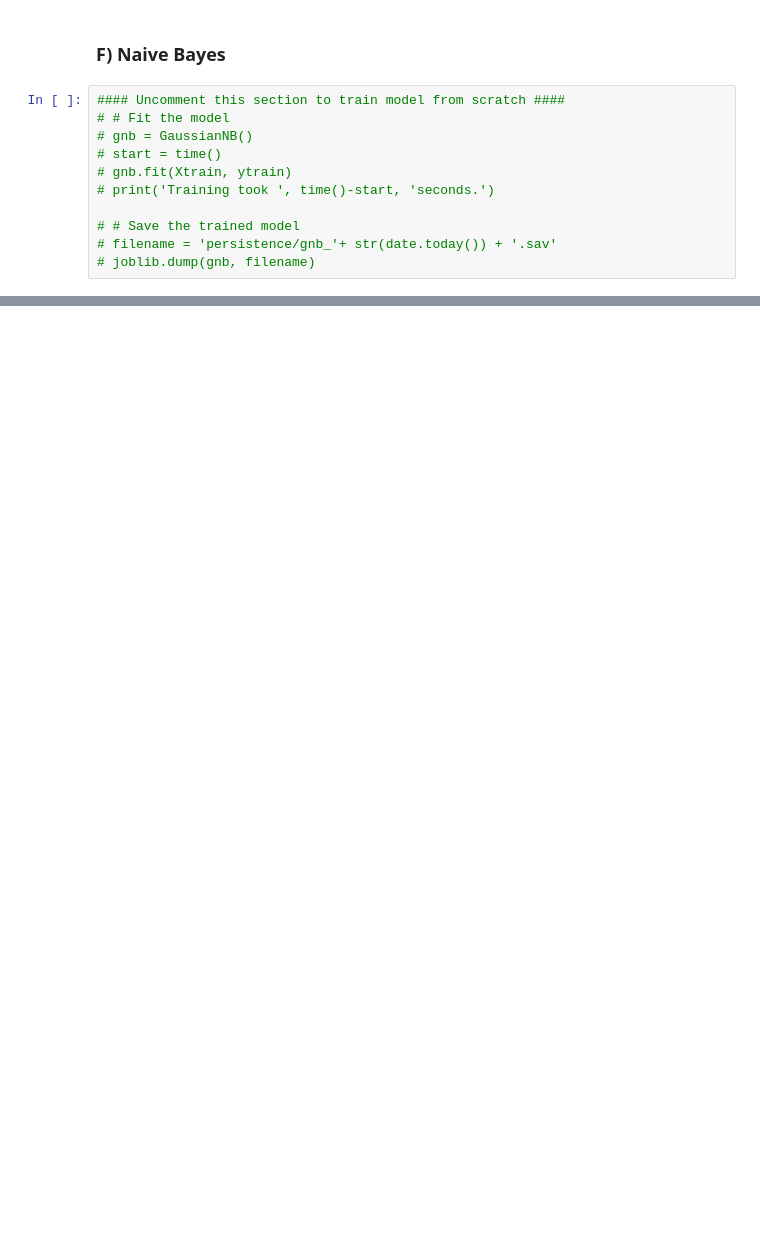
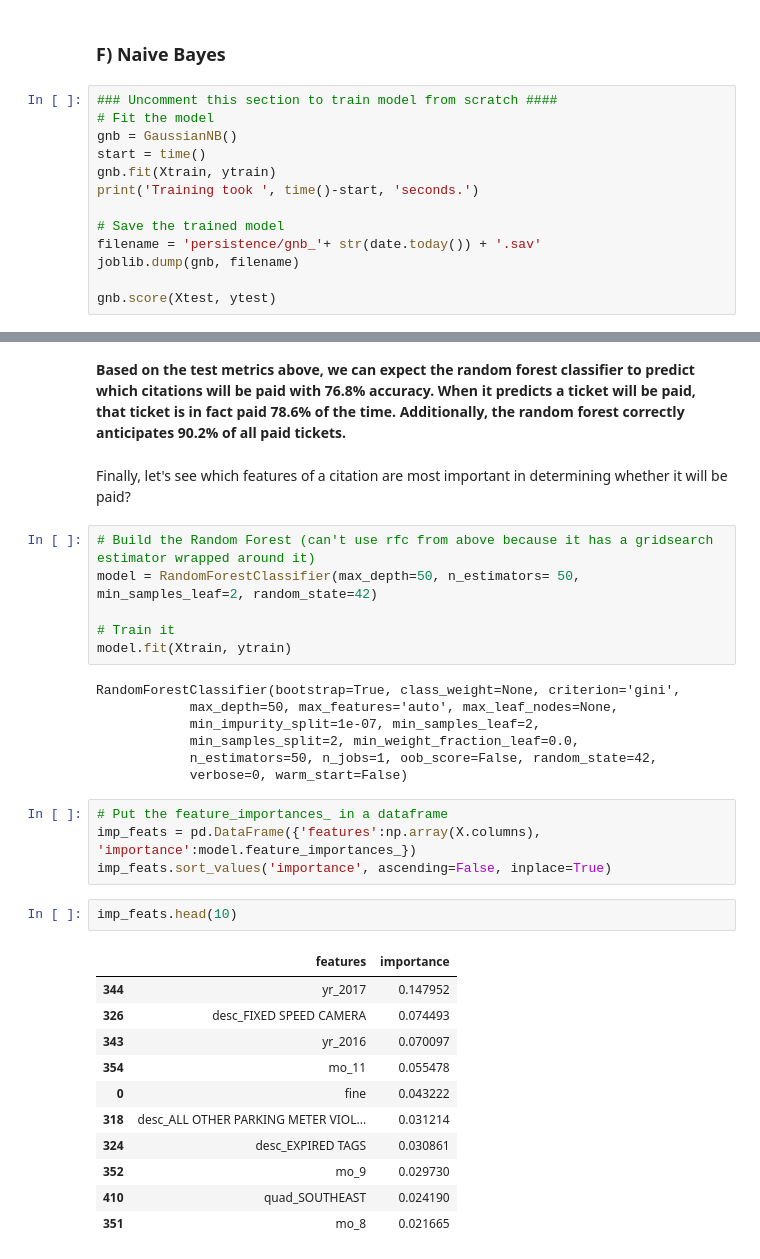
Before and after one commit to tmcdunn/Predicting-Baltimore-Parking-Citations, a Jupyter notebook: code/4_PredictionAndEvaluation.ipynb, the cells around one changed output, grey strips where cells are left out. Cells and saved outputs as stored; diff of their text form; blank space fills up the shorter version.

```diff
--- a/code/4_PredictionAndEvaluation.ipynb
+++ b/code/4_PredictionAndEvaluation.ipynb
@@ -439,13 +335,15 @@ avg / total       0.76      0.77      0.75    186963
 # %% [markdown]
 ### F) Naive Bayes
 # %%
-#### Uncomment this section to train model from scratch ####
-# # Fit the model
-# gnb = GaussianNB()
-# start = time()
-# gnb.fit(Xtrain, ytrain)
-# print('Training took ', time()-start, 'seconds.')
+### Uncomment this section to train model from scratch ####
+# Fit the model
+gnb = GaussianNB()
+start = time()
+gnb.fit(Xtrain, ytrain)
+print('Training took ', time()-start, 'seconds.')
 
-# # Save the trained model
-# filename = 'persistence/gnb_'+ str(date.today()) + '.sav'
-# joblib.dump(gnb, filename)
+# Save the trained model
+filename = 'persistence/gnb_'+ str(date.today()) + '.sav'
+joblib.dump(gnb, filename)
+
+gnb.score(Xtest, ytest)
@@ -494,0 +421,35 @@ avg / total       0.62      0.33      0.17    186963
+# %% [markdown]
+**Based on the test metrics above, we can expect the random forest classifier to predict which citations will be paid with 76.8% accuracy. When it predicts a ticket will be paid, that ticket is in fact paid 78.6% of the time. Additionally, the random forest correctly anticipates 90.2% of all paid tickets.**
+# %% [markdown]
+Finally, let's see which features of a citation are most important in determining whether it will be paid?
+# %%
+# Build the Random Forest (can't use rfc from above because it has a gridsearch estimator wrapped around it)
+model = RandomForestClassifier(max_depth=50, n_estimators= 50, min_samples_leaf=2, random_state=42)
+
+# Train it
+model.fit(Xtrain, ytrain)
+# %% [output]
+RandomForestClassifier(bootstrap=True, class_weight=None, criterion='gini',
+            max_depth=50, max_features='auto', max_leaf_nodes=None,
+            min_impurity_split=1e-07, min_samples_leaf=2,
+            min_samples_split=2, min_weight_fraction_leaf=0.0,
+            n_estimators=50, n_jobs=1, oob_score=False, random_state=42,
+            verbose=0, warm_start=False)
+# %%
+# Put the feature_importances_ in a dataframe
+imp_feats = pd.DataFrame({'features':np.array(X.columns), 'importance':model.feature_importances_})
+imp_feats.sort_values('importance', ascending=False, inplace=True)
+# %%
+imp_feats.head(10)
+# %% [output]
+|  | features | importance |
+| 344 | yr_2017 | 0.147952 |
+| 326 | desc_FIXED SPEED CAMERA | 0.074493 |
+| 343 | yr_2016 | 0.070097 |
+| 354 | mo_11 | 0.055478 |
+| 0 | fine | 0.043222 |
+| 318 | desc_ALL OTHER PARKING METER VIOL... | 0.031214 |
+| 324 | desc_EXPIRED TAGS | 0.030861 |
+| 352 | mo_9 | 0.029730 |
+| 410 | quad_SOUTHEAST | 0.024190 |
+| 351 | mo_8 | 0.021665 |
```
Also changed, not shown: parts of 32 cells of this notebook, 1 other file.
